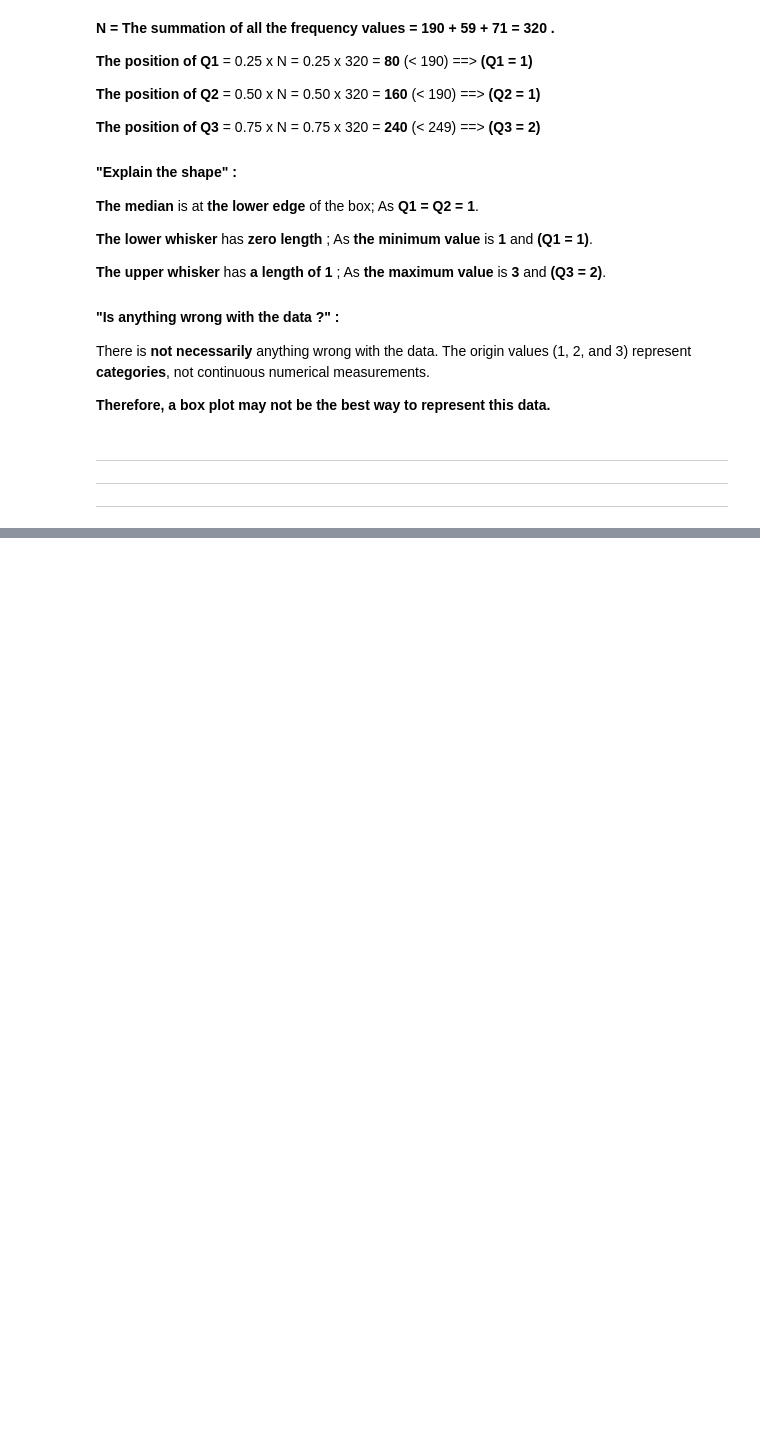
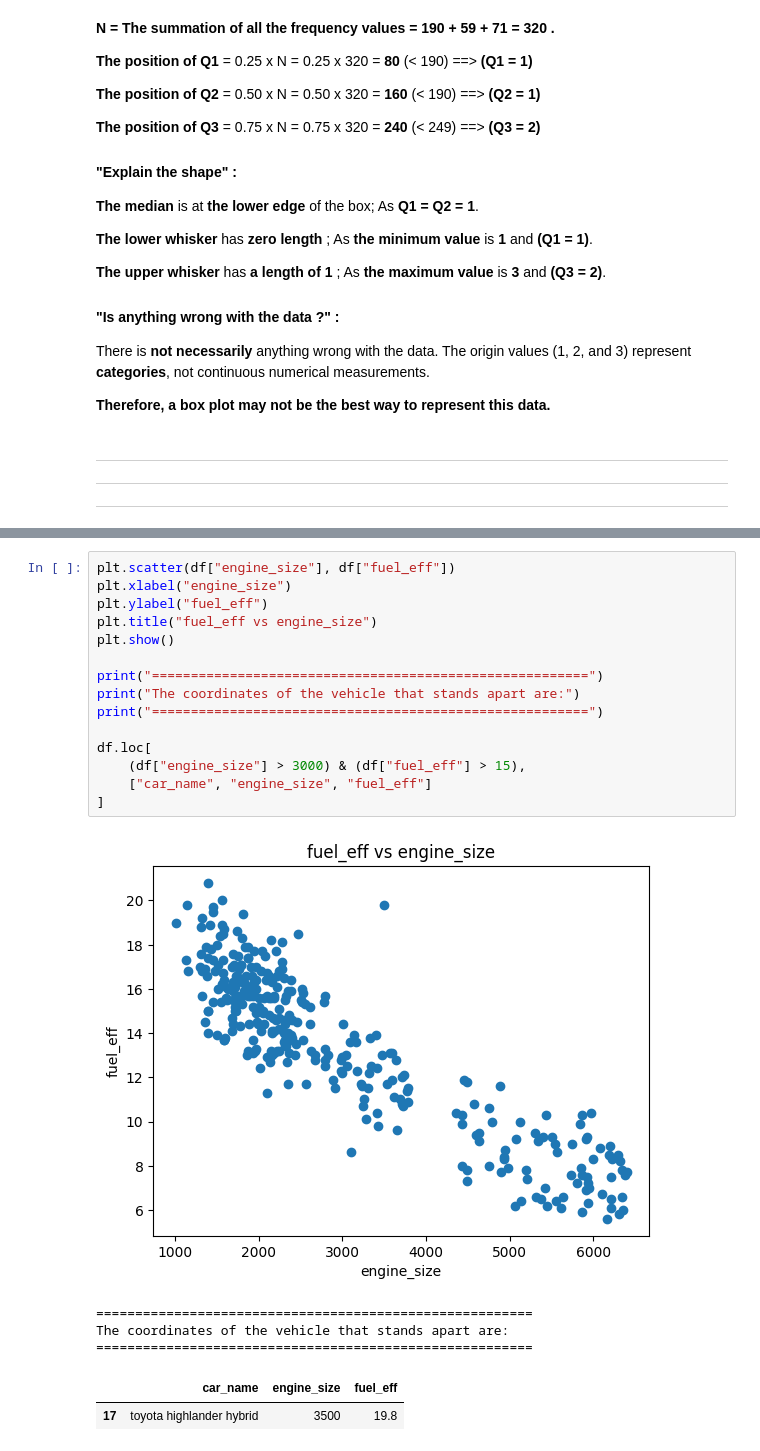
Before and after one commit to haneenaymanmo/Learning-from-data, a Jupyter notebook: Assignment_1_(LFD).ipynb, the cells around one changed output, grey strips where cells are left out. Drawn from its saved outputs; the diff is of its cells as text; blank space fills up the shorter version.

```diff
--- a/Assignment_1_(LFD).ipynb
+++ b/Assignment_1_(LFD).ipynb
@@ -510,0 +545,22 @@ There is **not necessarily** anything wrong with the data. The origin values (1,
+# %%
+plt.scatter(df["engine_size"], df["fuel_eff"])
+plt.xlabel("engine_size")
+plt.ylabel("fuel_eff")
+plt.title("fuel_eff vs engine_size")
+plt.show()
+
+print("========================================================")
+print("The coordinates of the vehicle that stands apart are:")
+print("========================================================")
+
+df.loc[
+    (df["engine_size"] > 3000) & (df["fuel_eff"] > 15),
+    ["car_name", "engine_size", "fuel_eff"]
+]
+# %% [output]
+[figure, added]
+========================================================
+The coordinates of the vehicle that stands apart are:
+========================================================
+|  | car_name | engine_size | fuel_eff |
+| 17 | toyota highlander hybrid | 3500 | 19.8 |
```
Also changed, not shown: parts of 34 cells of this notebook.
